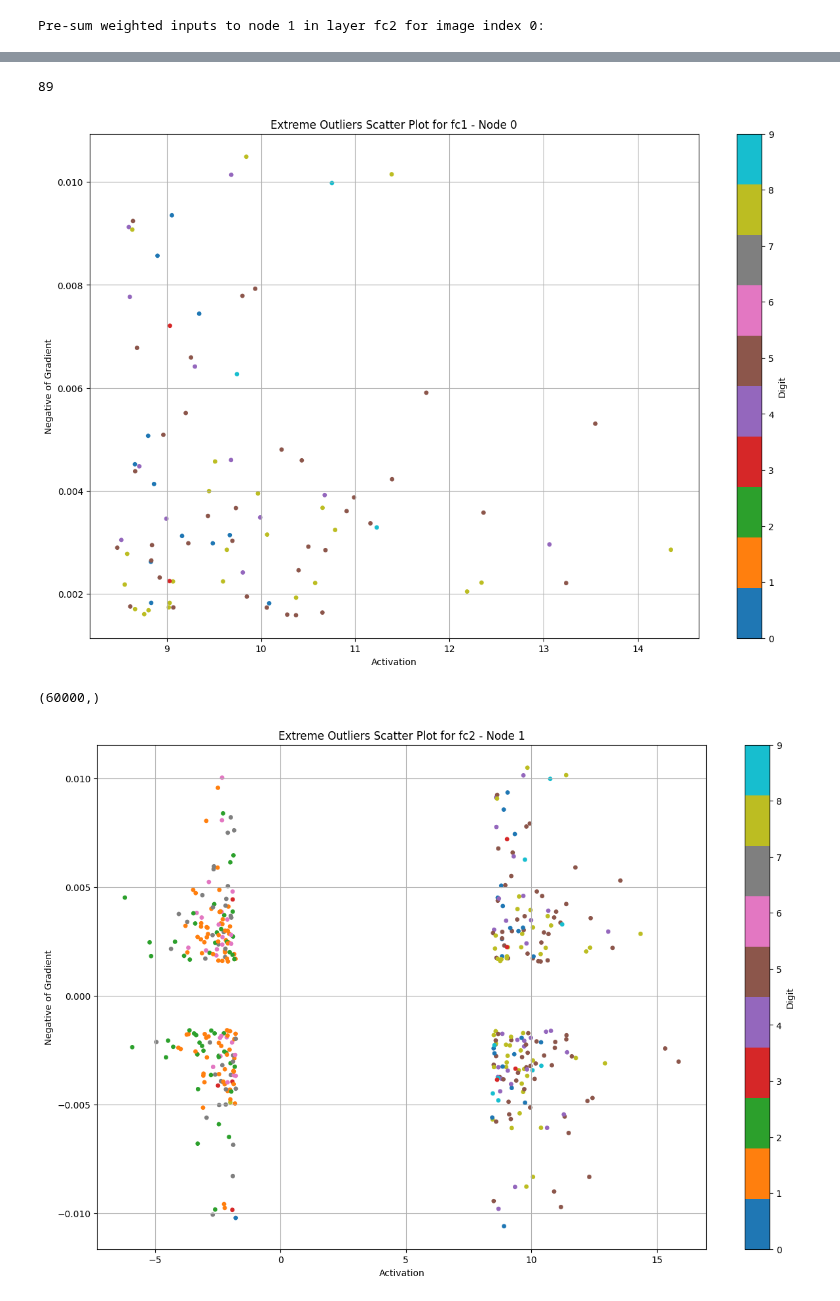
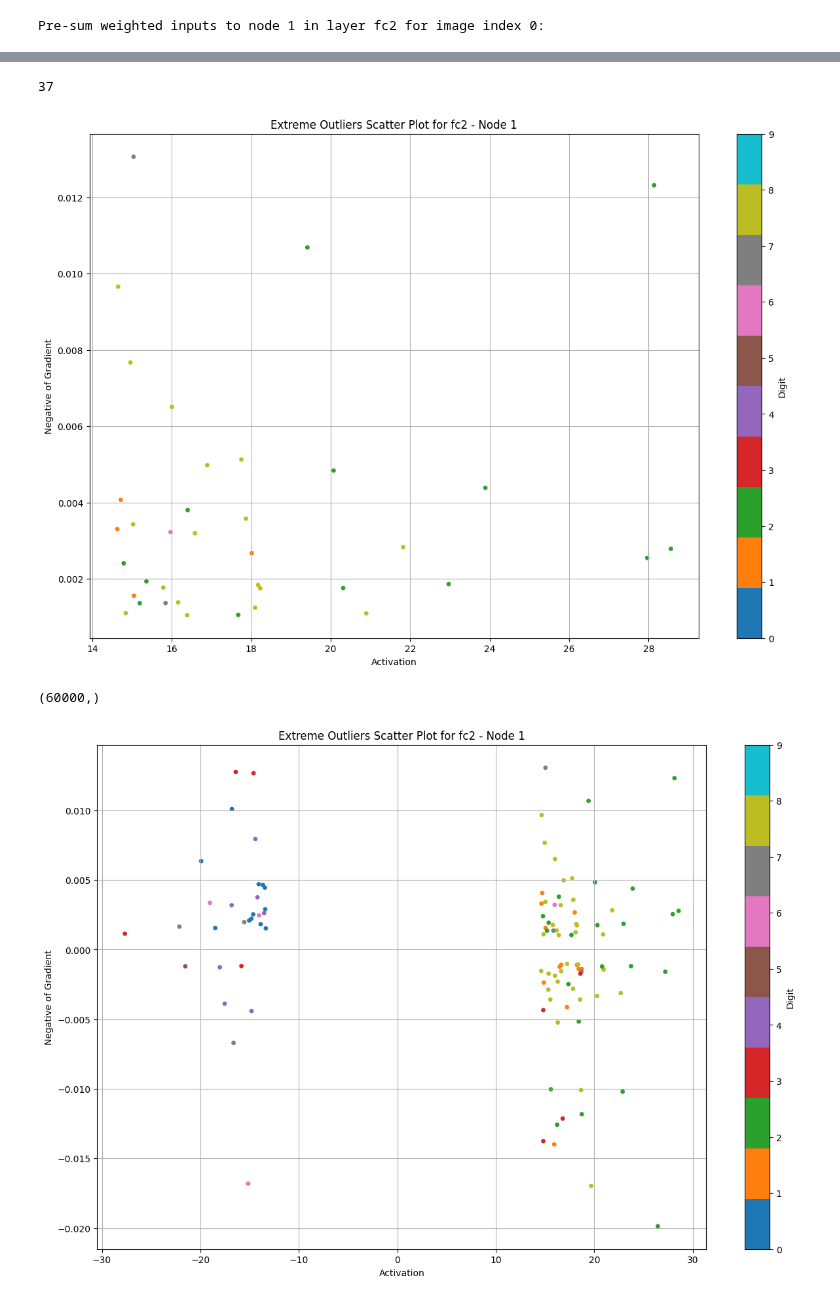
Before and after one commit to benrichards4376/Explanatory-Neural-Networks, a Jupyter notebook: MNIST_explained.ipynb, the cells around one changed output, grey strips where cells are left out. Drawn from its saved outputs; the diff is of its cells as text; code cells hidden in the pictures.

Commit message:
Node Data Subset Average

```diff
--- a/MNIST_explained.ipynb
+++ b/MNIST_explained.ipynb
@@ -240,7 +244,7 @@ explainable_net = ExplainableNetwork(model)
 criterion = nn.CrossEntropyLoss()
 optimizer = optim.Adam(model.parameters(), lr=0.001)
 
-num_epochs = 2  # Adjust as needed
+num_epochs = 10  # Adjust as needed
 
 for epoch in range(num_epochs):
     explainable_net.start_epoch(epoch, num_epochs)
@@ -589,7 +593,7 @@ def DiscriminatedOutputs(explainable_network, positive, trueWithRespectToGradien
     scatter = ax.scatter(activations_extreme, gradients_extreme, c=colors_extreme, cmap=color_map, s=15)
     ax.set_xlabel('Activation')
     ax.set_ylabel('Negative of Gradient')
-    ax.set_title(f'Extreme Outliers Scatter Plot for fc1 - Node 0')
+    ax.set_title(f'Extreme Outliers Scatter Plot for fc2 - Node 1')
 
     # Create a colorbar
     cbar = plt.colorbar(matplotlib.cm.ScalarMappable(cmap=color_map, norm=plt.Normalize(0, 9)), ax=ax, ticks=np.arange(0, 10))
@@ -599,20 +603,20 @@ def DiscriminatedOutputs(explainable_network, positive, trueWithRespectToGradien
     plt.show()
 DiscriminatedOutputs(explainable_net, True, True)
 # %% [output]
-89
+37
-[figure, old version]
+[figure, new version]
 # %%
 
 print(np.shape(explainable_net.predicted_outputs))
 def visualizePreSumInput(visualizingArray, targetLayer, targetNode, imageIndex):
     pixelColoringMatrix = explainable_net.get_pre_sum_node_input(targetLayer, targetNode, imageIndex)
     # for i in range(len(pixelColoringMatrix)):
     #     if pixelColoringMatrix[i] > 0:
     #         pixelColoringMatrix[i] = 1
     #     else:
     #         pixelColoringMatrix[i] = -1
-visualizePreSumInput(explainable_net, 'fc2', 1, 0)
+#visualizePreSumInput(explainable_net, 'fc2', 1, 0)
 plot_scatter_for_extreme_outliers(explainable_net, 'fc2', 1, std_dev_threshold=1.5)  # Adjust std_dev_threshold as needed
 # %% [output]
 (60000,)
-[figure, old version]
+[figure, new version]
```
Also changed, not shown: parts of 9 cells of this notebook.
